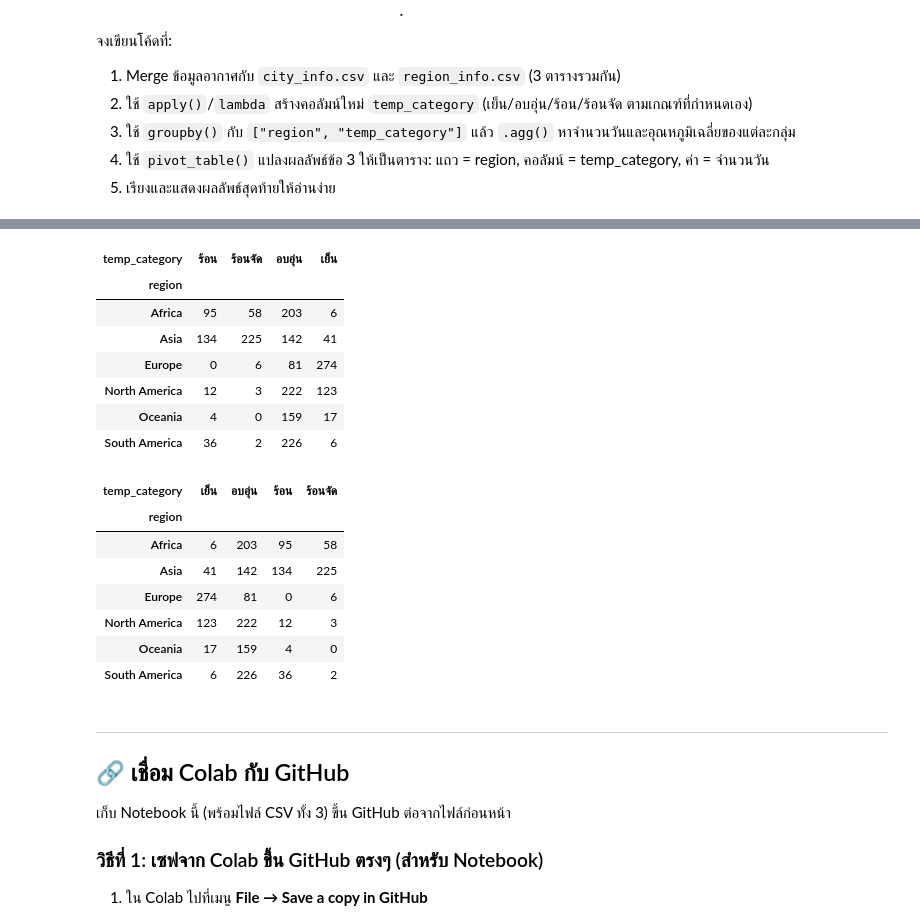
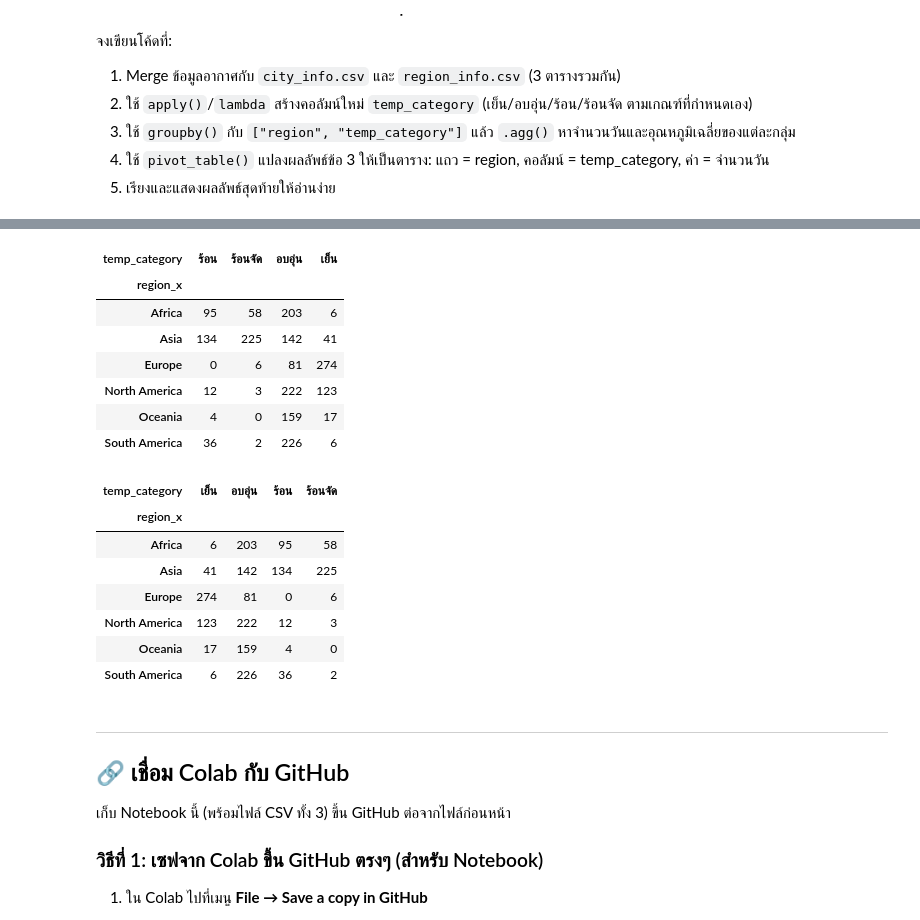
Before and after one commit to supitchaya-dear/SC612104_683020597-1, a Jupyter notebook: SC612104_Session09_Pandas_Advanced.ipynb, the cells around one changed output, grey strips where cells are left out. Cells and saved outputs as stored; diff of their text form; code cells hidden in the pictures.

```diff
--- a/SC612104_Session09_Pandas_Advanced.ipynb
+++ b/SC612104_Session09_Pandas_Advanced.ipynb
@@ -1028,4 +1043,14 @@ Name: date, dtype: datetime64[ns]
 # %%
 # เขียนคำตอบข้อ 3 ที่นี่
-df = df.rename(columns = {"date":"month"})
-pivot = df
+if "date" in df.columns:
+    df = df.rename(columns={"date": "month"})
+
+pivot = df.pivot_table(
+    index="city",
+    columns="month",
+    values="rainfall_mm",
+    aggfunc="sum"
+)
+
+total_rain = pivot.sum(axis=1)
+print(total_rain.sort_values(ascending=False).head(5))
@@ -1038,0 +1070,15 @@ pivot = df
+# %%
+# เขียนคำตอบข้อ 4 ที่นี่
+city_info = pd.read_csv("https://raw.githubusercontent.com/PitchayaW/SC-612-104-Essential-Data-Science/refs/heads/main/Module-A-Notebooks/Dataset/city_info.csv")
+region_info = pd.read_csv("https://raw.githubusercontent.com/PitchayaW/SC-612-104-Essential-Data-Science/refs/heads/main/Module-A-Notebooks/Dataset/region_info.csv")
+
+merge_df = pd.merge(df, city_info, on = "city", how = "inner")
+
+avg_temp_timezone = merge_df.groupby("timezone")["temperature_c"].mean().reset_index()
+print("อุณหภูมิเฉลี่ยแยกตาม timezone")
+print(avg_temp_timezone)
+
+final_merge = pd.merge(merge_df, region_info, left_on = "region_x", right_on = "region", how = "left")
+
+show_columns = ["city", "region_x", "continent_code", "population_millions"]
+print(final_merge[show_columns].head(10))
@@ -1142,7 +1205,7 @@ def classify_temperature(temp):
         return "ร้อน"
     else:
         return "ร้อนจัด"
-full_data["temp_category"] = full_data["temperature_c"].apply(classify_temperature)
+final_merge["temp_category"] = final_merge["temperature_c"].apply(classify_temperature)
 print(df[["city", "temp_category"]].head())
 # %% [output]
           city temp_category
@@ -1153,5 +1216,9 @@ print(df[["city", "temp_category"]].head())
 4    Cape Town        อบอุ่น
 # %%
-grouped_df = full_data.groupby(["region", "temp_category"]).agg(avg_temp = ("temperature_c", "mean"), total_days = ("date", "count")).reset_index()
+grouped_df = final_merge.groupby(["region_x", "temp_category"]).agg(
+    avg_temp=("temperature_c", "mean"),
+    total_days=("month", "count")
+).reset_index()
+
 print(grouped_df.head())
 # %% [output]
@@ -1164,12 +1231,12 @@ print(grouped_df.head())
 # %%
 pivot_result = grouped_df.pivot_table(
-    index = "region",
+    index = "region_x",
     columns = "temp_category",
     values = "total_days").fillna(0).astype(int)
 pivot_result
 # %% [output]
 | temp_category | ร้อน | ร้อนจัด | อบอุ่น | เย็น |
-| region |  |  |  |  |
+| region_x |  |  |  |  |
 | Africa | 95 | 58 | 203 | 6 |
 | Asia | 134 | 225 | 142 | 41 |
 | Europe | 0 | 6 | 81 | 274 |
@@ -1181,7 +1248,7 @@ pivot_result = pivot_result.reindex(columns = ["เย็น", "อบอุ่
 pivot_result
 # %% [output]
 | temp_category | เย็น | อบอุ่น | ร้อน | ร้อนจัด |
-| region |  |  |  |  |
+| region_x |  |  |  |  |
 | Africa | 6 | 203 | 95 | 58 |
 | Asia | 41 | 142 | 134 | 225 |
 | Europe | 274 | 81 | 0 | 6 |
```
Also changed, not shown: parts of 11 cells of this notebook.
